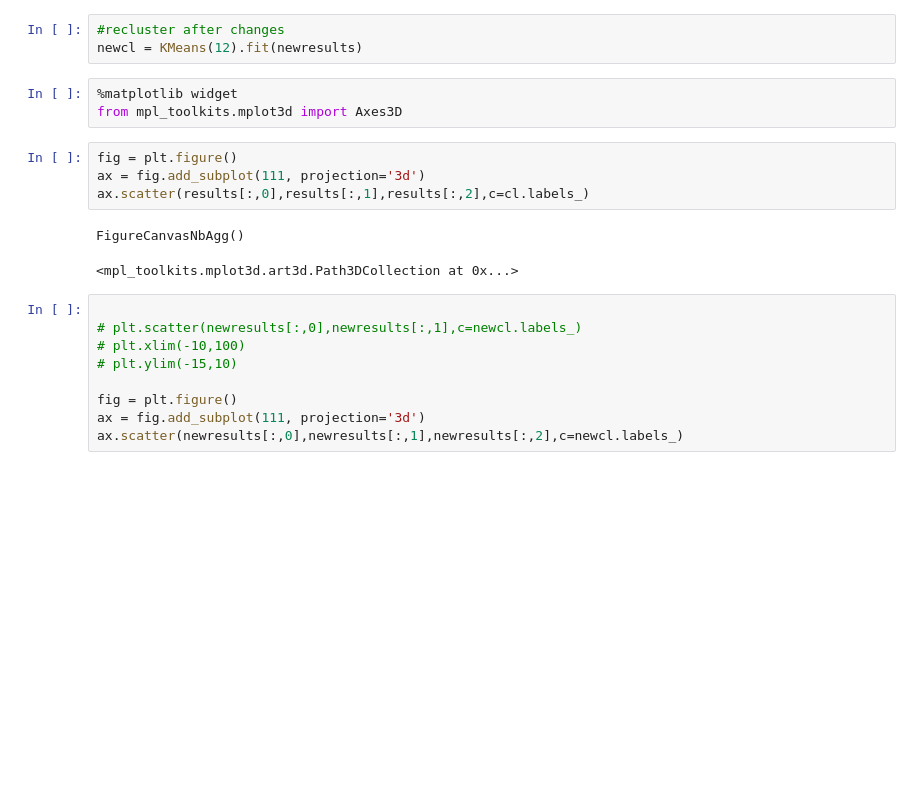
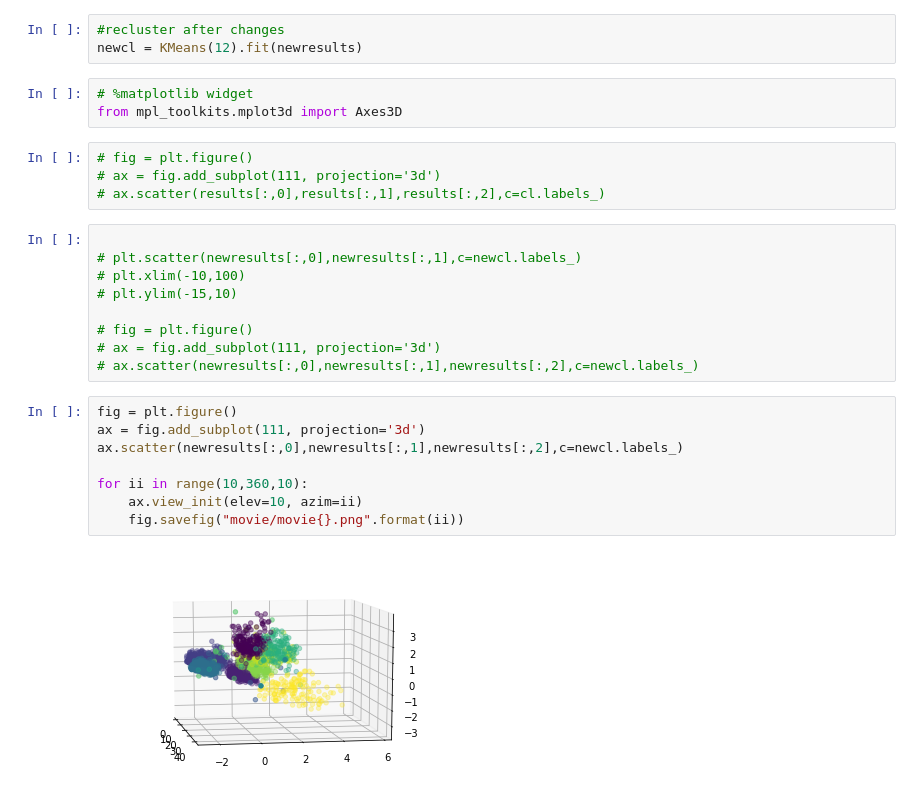
Before and after one commit to willprice221/ethereum_clustering, a Jupyter notebook: kmeans.ipynb, the cells around one changed output. Drawn from its saved outputs; the diff is of its cells as text; blank space fills up the shorter version.

```diff
--- a/kmeans.ipynb
+++ b/kmeans.ipynb
@@ -178,21 +177,28 @@ plt.ylim(-15,10)
 #recluster after changes
 newcl = KMeans(12).fit(newresults)
 # %%
-%matplotlib widget
+# %matplotlib widget
 from mpl_toolkits.mplot3d import Axes3D
 # %%
-fig = plt.figure()
-ax = fig.add_subplot(111, projection='3d')
-ax.scatter(results[:,0],results[:,1],results[:,2],c=cl.labels_)
+# fig = plt.figure()
+# ax = fig.add_subplot(111, projection='3d')
+# ax.scatter(results[:,0],results[:,1],results[:,2],c=cl.labels_)
-# %% [output]
-FigureCanvasNbAgg()
-<mpl_toolkits.mplot3d.art3d.Path3DCollection at 0x...>
 # %%
 
 # plt.scatter(newresults[:,0],newresults[:,1],c=newcl.labels_)
 # plt.xlim(-10,100)
 # plt.ylim(-15,10)
 
-fig = plt.figure()
-ax = fig.add_subplot(111, projection='3d')
-ax.scatter(newresults[:,0],newresults[:,1],newresults[:,2],c=newcl.labels_)
+# fig = plt.figure()
+# ax = fig.add_subplot(111, projection='3d')
+# ax.scatter(newresults[:,0],newresults[:,1],newresults[:,2],c=newcl.labels_)
+# %%
+fig = plt.figure()
+ax = fig.add_subplot(111, projection='3d')
+ax.scatter(newresults[:,0],newresults[:,1],newresults[:,2],c=newcl.labels_)
+
+for ii in range(10,360,10):
+    ax.view_init(elev=10, azim=ii)
+    fig.savefig("movie/movie{}.png".format(ii))
+# %% [output]
+[figure, added]
```
Also changed, not shown: parts of 11 cells of this notebook, 36 other files.
